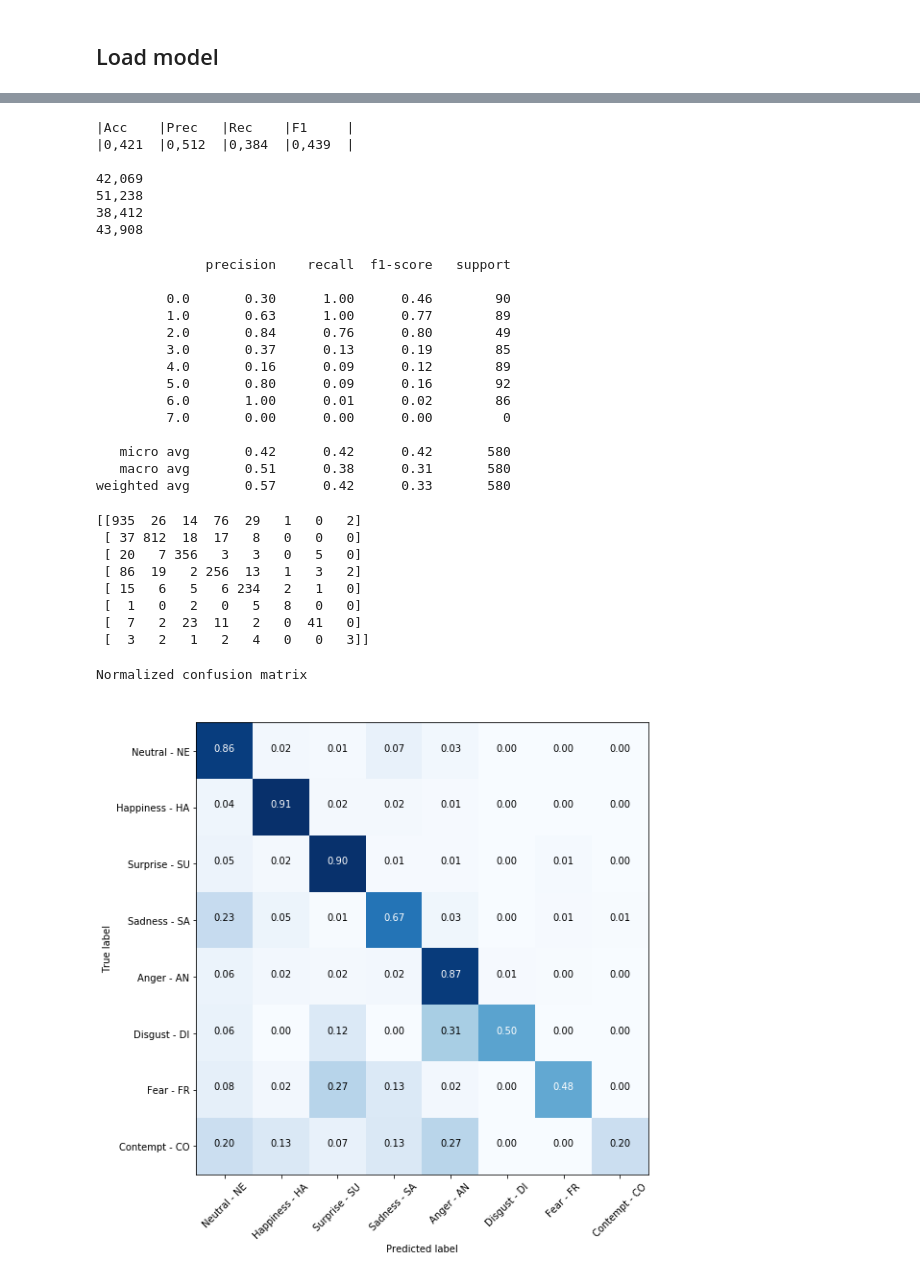
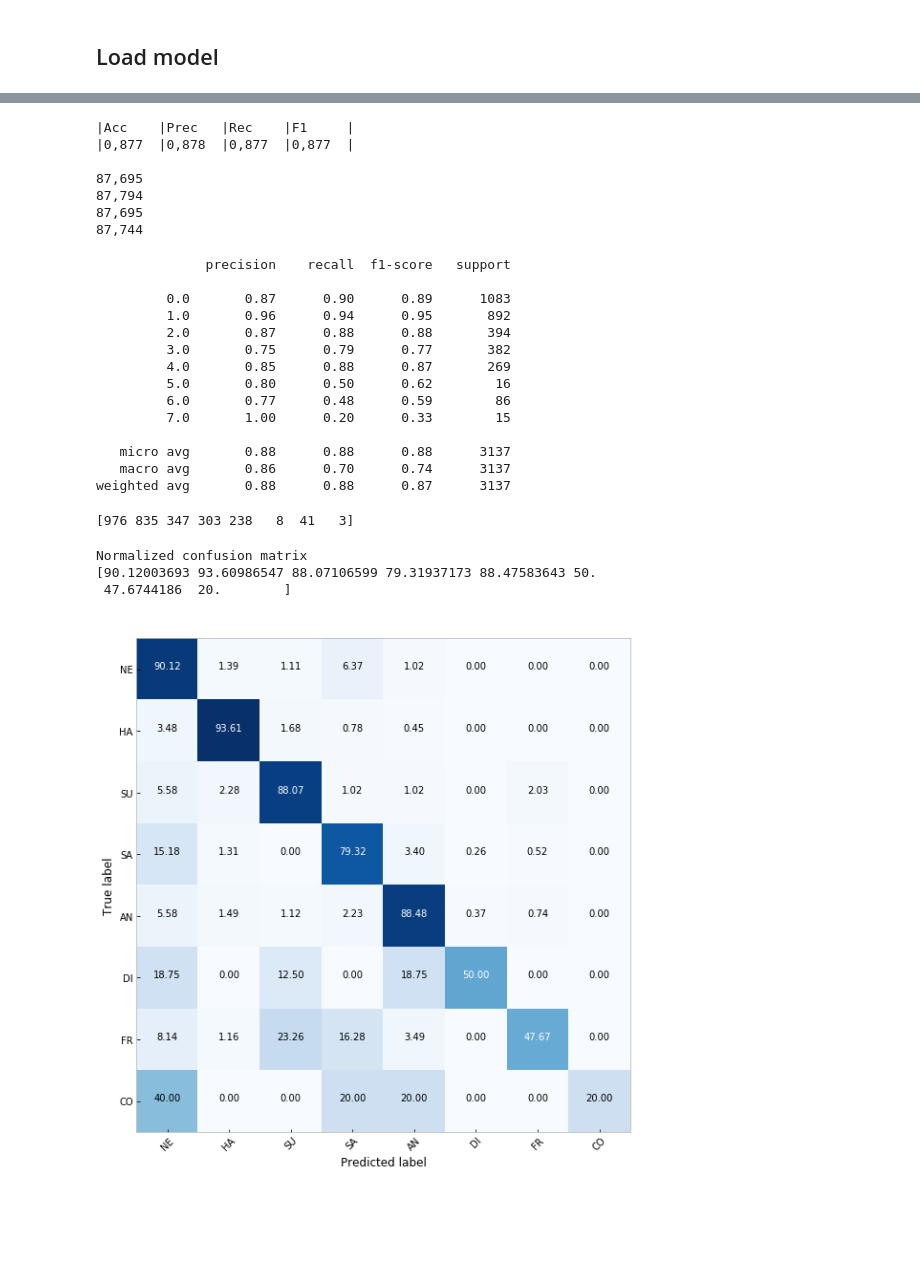
Before and after one commit to pedrodiamel/pytorch-classification, a Jupyter notebook: books/test_model.ipynb, the cells around one changed output, grey strips where cells are left out. Cells and saved outputs as stored; diff of their text form; code cells hidden in the pictures; blank space fills up the shorter version.

```diff
--- a/books/test_model.ipynb
+++ b/books/test_model.ipynb
@@ -55,5 +67,5 @@ baseline_resnet18_cross_adam_ferp_weights_000
 # %%
-name = 'baseline_dexpression_cross_adam_ferp_weights_000'
+name = 'baseline_resnet18_cross_adam_ferp_weights_000'
 project = os.path.join(projectnet, name)
 model = 'model_best.pth.tar' #'chk000025.pth.tar', model_best
 pathmodels = os.path.join(project,'models',model)
@@ -86,6 +98,6 @@ if network.load( pathmodels ) is not True:
 # %%
-name_dataset=FactoryDataset.affect
-subset=FactoryDataset.validation
+name_dataset=FactoryDataset.ferp
+subset=FactoryDataset.test
 
 nactores=10
 kfold=0
@@ -158,8 +170,8 @@ yhat = np.argmax( result[:,:-1], axis=1 )
 y = result[:,-1]
 
 acc = metrics.accuracy_score(y, yhat)
-precision = metrics.precision_score(y, yhat, average='macro')
-recall = metrics.recall_score(y, yhat, average='macro')
+precision = metrics.precision_score(y, yhat, average='weighted')
+recall = metrics.recall_score(y, yhat, average='weighted')
 f1_score = 2*precision*recall/(precision+recall)
 
 # print('Accuracy : %f' % acc)
@@ -174,45 +186,40 @@ print()
 print( '{:0.3f}\n{:0.3f}\n{:0.3f}\n{:0.3f}'.format(acc*100,precision*100,recall*100,f1_score*100).replace('.',',')  )
 # %% [output]
 |Acc    |Prec   |Rec    |F1     |
-|0,421  |0,512  |0,384  |0,439  |
+|0,877  |0,878  |0,877  |0,877  |
 
-42,069
-51,238
-38,412
-43,908
+87,695
+87,794
+87,695
+87,744
 # %%
 metric = metrics.classification_report(y, yhat)
 print(metric)
 # %% [output]
               precision    recall  f1-score   support
 
-         0.0       0.30      1.00      0.46        90
-         1.0       0.63      1.00      0.77        89
-         2.0       0.84      0.76      0.80        49
-         3.0       0.37      0.13      0.19        85
-         4.0       0.16      0.09      0.12        89
-         5.0       0.80      0.09      0.16        92
-         6.0       1.00      0.01      0.02        86
-         7.0       0.00      0.00      0.00         0
+         0.0       0.87      0.90      0.89      1083
+         1.0       0.96      0.94      0.95       892
+         2.0       0.87      0.88      0.88       394
+         3.0       0.75      0.79      0.77       382
+         4.0       0.85      0.88      0.87       269
+         5.0       0.80      0.50      0.62        16
+         6.0       0.77      0.48      0.59        86
+         7.0       1.00      0.20      0.33        15
 
-   micro avg       0.42      0.42      0.42       580
-   macro avg       0.51      0.38      0.31       580
-weighted avg       0.57      0.42      0.33       580
+   micro avg       0.88      0.88      0.88      3137
+   macro avg       0.86      0.70      0.74      3137
+weighted avg       0.88      0.88      0.87      3137
 # %%
 mc = metrics.confusion_matrix(y, yhat)
-print(mc)
+# print(mc)
+print( np.diag( mc ) )
 # %% [output]
-[[935  26  14  76  29   1   0   2]
- [ 37 812  18  17   8   0   0   0]
- [ 20   7 356   3   3   0   5   0]
- [ 86  19   2 256  13   1   3   2]
- [ 15   6   5   6 234   2   1   0]
- [  1   0   2   0   5   8   0   0]
- [  7   2  23  11   2   0  41   0]
- [  3   2   1   2   4   0   0   3]]
+[976 835 347 303 238   8  41   3]
 # %%
 import itertools
 import matplotlib.pyplot as plt
+import matplotlib
 %matplotlib inline
 
 def plot_confusion_matrix(cm, classes,
@@ -225,34 +232,42 @@ def plot_confusion_matrix(cm, classes,
     """
     if normalize:
         cm = cm.astype('float') / cm.sum(axis=1)[:, np.newaxis]
+        cm = cm*100
         print("Normalized confusion matrix")
     else:
         print('Confusion matrix, without normalization')
 
     #print(cm)
+    print( np.diag(cm) )
 
     plt.imshow(cm, interpolation='nearest', cmap=cmap)
     plt.title(title)
     #plt.colorbar()
     tick_marks = np.arange(len(classes))
     plt.xticks(tick_marks, classes, rotation=45)
     plt.yticks(tick_marks, classes)
 
     fmt = '.2f' if normalize else 'd'
     thresh = cm.max() / 2.
     for i, j in itertools.product(range(cm.shape[0]), range(cm.shape[1])):
         plt.text(j, i, format(cm[i, j], fmt),
                  horizontalalignment="center",
                  color="white" if cm[i, j] > thresh else "black")
 
     plt.tight_layout()
     plt.ylabel('True label')
     plt.xlabel('Predicted label')
 
 
+matplotlib.style.use('bmh')
 plt.figure( figsize=(8,8))
-plot_confusion_matrix(mc, classes=data.data.classes, title=' ')
+emotion = np.array(['NE', 'HA', 'SU', 'SA', 'AN', 'DI', 'FR', 'CO'])
+plot_confusion_matrix(mc, classes=emotion, title=' ',  normalize=True)
+# plot_confusion_matrix(mc, classes=data.data.classes, title=' ')
+plt.grid('off')
 plt.show()
 # %% [output]
 Normalized confusion matrix
+[90.12003693 93.60986547 88.07106599 79.31937173 88.47583643 50.
+ 47.6744186  20.        ]
-[figure, old version]
+[figure, new version]
```
Also changed, not shown: parts of 9 cells of this notebook, 4 other files.
